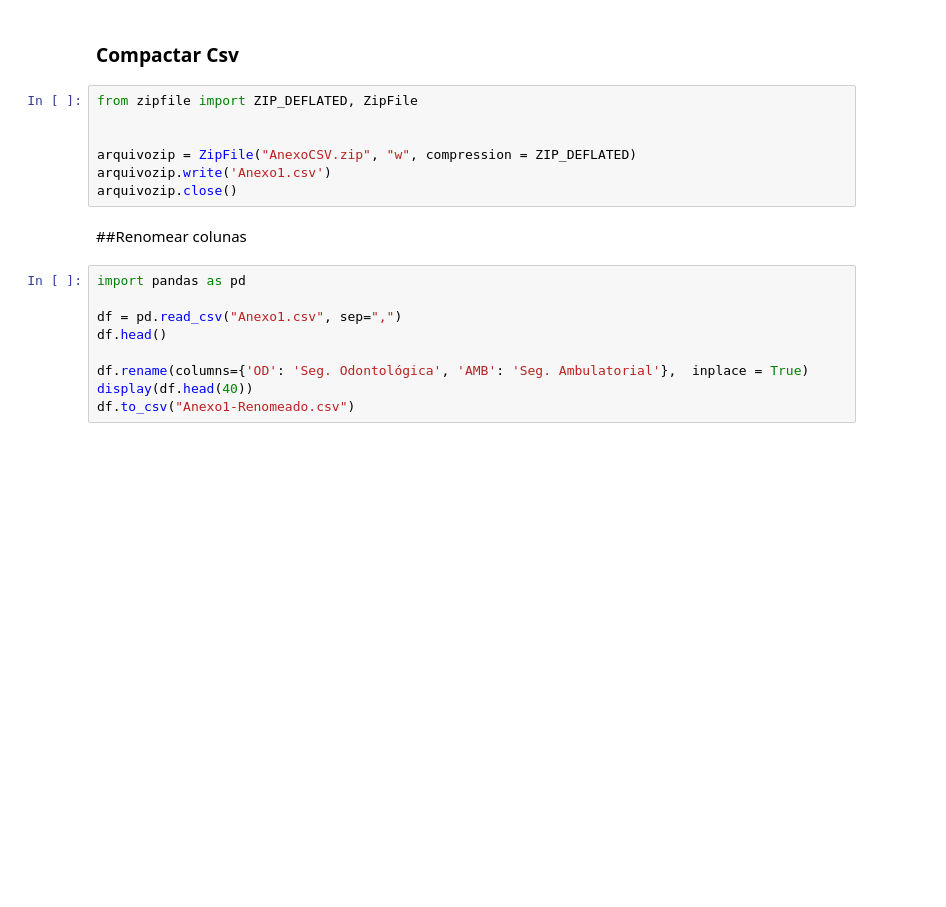
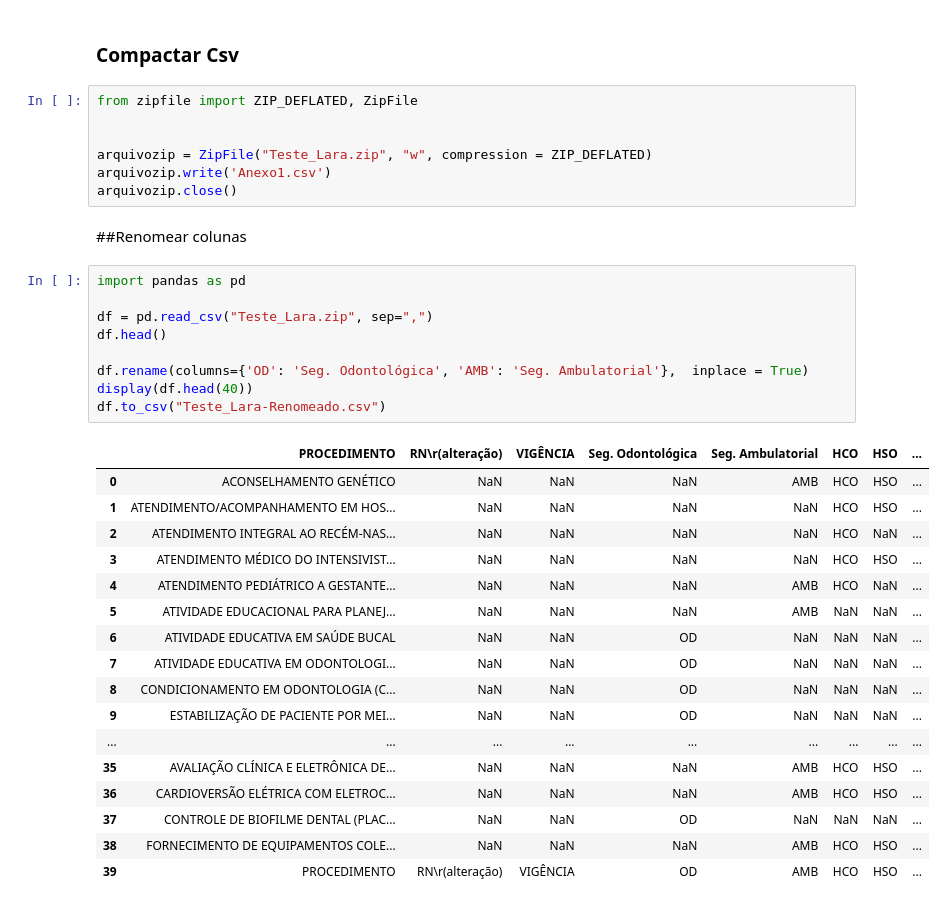
Before and after one commit to larasouzabr/teste-de-nivelamento, a Jupyter notebook: 2 - Transformação de dados/TESTE DE TRANSFORMAÇÃO DE DADOS.ipynb, the cells around one changed output. Saved outputs shown, nothing was run; the diff lists cells and outputs as text; blank space fills up the shorter version.

```diff
--- a/2 - Transformação de dados/TESTE DE TRANSFORMAÇÃO DE DADOS.ipynb
+++ b/2 - Transformação de dados/TESTE DE TRANSFORMAÇÃO DE DADOS.ipynb
@@ -32,7 +32,7 @@ tabula.convert_into("Anexo_I_Rol_2021RN_465.2021_RN592.pdf", "Anexo1.csv",  outp
 from zipfile import ZIP_DEFLATED, ZipFile
 
 
-arquivozip = ZipFile("AnexoCSV.zip", "w", compression = ZIP_DEFLATED)
+arquivozip = ZipFile("Teste_Lara.zip", "w", compression = ZIP_DEFLATED)
 arquivozip.write('Anexo1.csv')
 arquivozip.close()
 # %% [markdown]
@@ -40,9 +40,27 @@ arquivozip.close()
 # %%
 import pandas as pd
 
-df = pd.read_csv("Anexo1.csv", sep=",")
+df = pd.read_csv("Teste_Lara.zip", sep=",")
 df.head()
 
 df.rename(columns={'OD': 'Seg. Odontológica', 'AMB': 'Seg. Ambulatorial'},  inplace = True)
 display(df.head(40))
-df.to_csv("Anexo1-Renomeado.csv")
+df.to_csv("Teste_Lara-Renomeado.csv")
+# %% [output]
+|  | PROCEDIMENTO | RN\r(alteração) | VIGÊNCIA | Seg. Odontológica | Seg. Ambulatorial | HCO | HSO | ... |
+| 0 | ACONSELHAMENTO GENÉTICO | NaN | NaN | NaN | AMB | HCO | HSO | ... |
+| 1 | ATENDIMENTO/ACOMPANHAMENTO EM HOS... | NaN | NaN | NaN | NaN | HCO | HSO | ... |
+| 2 | ATENDIMENTO INTEGRAL AO RECÉM-NAS... | NaN | NaN | NaN | NaN | HCO | NaN | ... |
+| 3 | ATENDIMENTO MÉDICO DO INTENSIVIST... | NaN | NaN | NaN | NaN | HCO | HSO | ... |
+| 4 | ATENDIMENTO PEDIÁTRICO A GESTANTE... | NaN | NaN | NaN | AMB | HCO | NaN | ... |
+| 5 | ATIVIDADE EDUCACIONAL PARA PLANEJ... | NaN | NaN | NaN | AMB | NaN | NaN | ... |
+| 6 | ATIVIDADE EDUCATIVA EM SAÚDE BUCAL | NaN | NaN | OD | NaN | NaN | NaN | ... |
+| 7 | ATIVIDADE EDUCATIVA EM ODONTOLOGI... | NaN | NaN | OD | NaN | NaN | NaN | ... |
+| 8 | CONDICIONAMENTO EM ODONTOLOGIA (C... | NaN | NaN | OD | NaN | NaN | NaN | ... |
+| 9 | ESTABILIZAÇÃO DE PACIENTE POR MEI... | NaN | NaN | OD | NaN | NaN | NaN | ... |
+| ... | ... | ... | ... | ... | ... | ... | ... | ... |
+| 35 | AVALIAÇÃO CLÍNICA E ELETRÔNICA DE... | NaN | NaN | NaN | AMB | HCO | HSO | ... |
+| 36 | CARDIOVERSÃO ELÉTRICA COM ELETROC... | NaN | NaN | NaN | AMB | HCO | HSO | ... |
+| 37 | CONTROLE DE BIOFILME DENTAL (PLAC... | NaN | NaN | OD | NaN | NaN | NaN | ... |
+| 38 | FORNECIMENTO DE EQUIPAMENTOS COLE... | NaN | NaN | NaN | AMB | HCO | HSO | ... |
+| 39 | PROCEDIMENTO | RN\r(alteração) | VIGÊNCIA | OD | AMB | HCO | HSO | ... |
```
